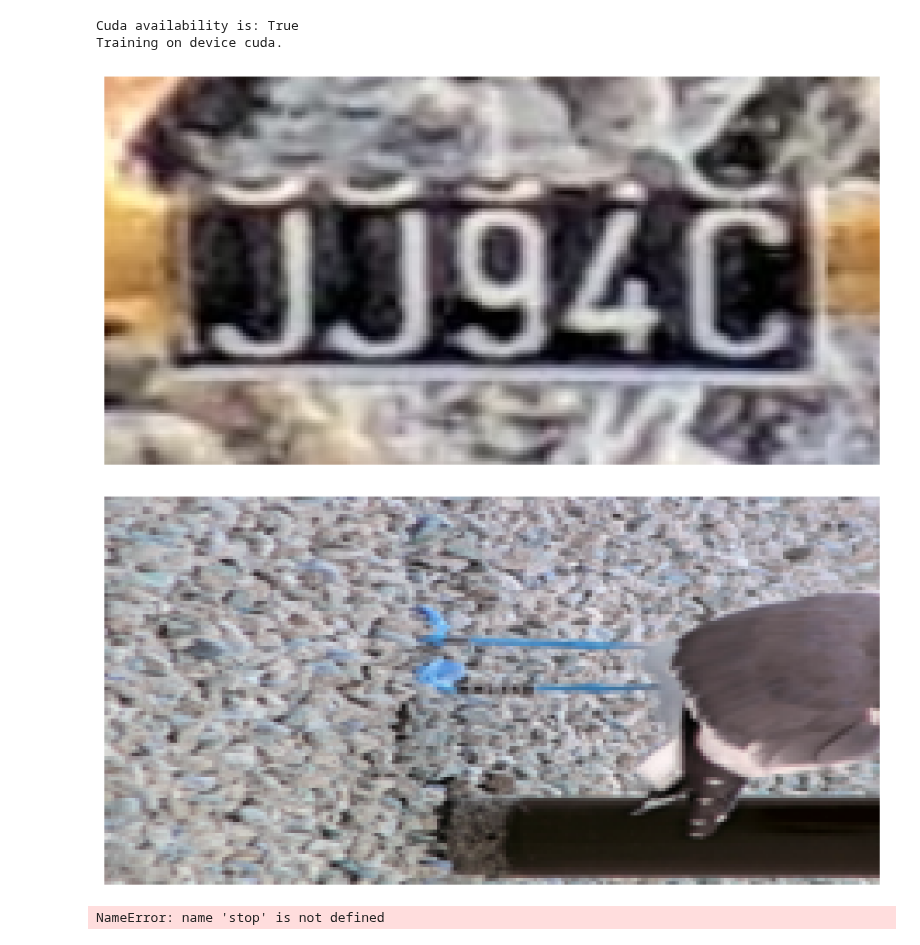
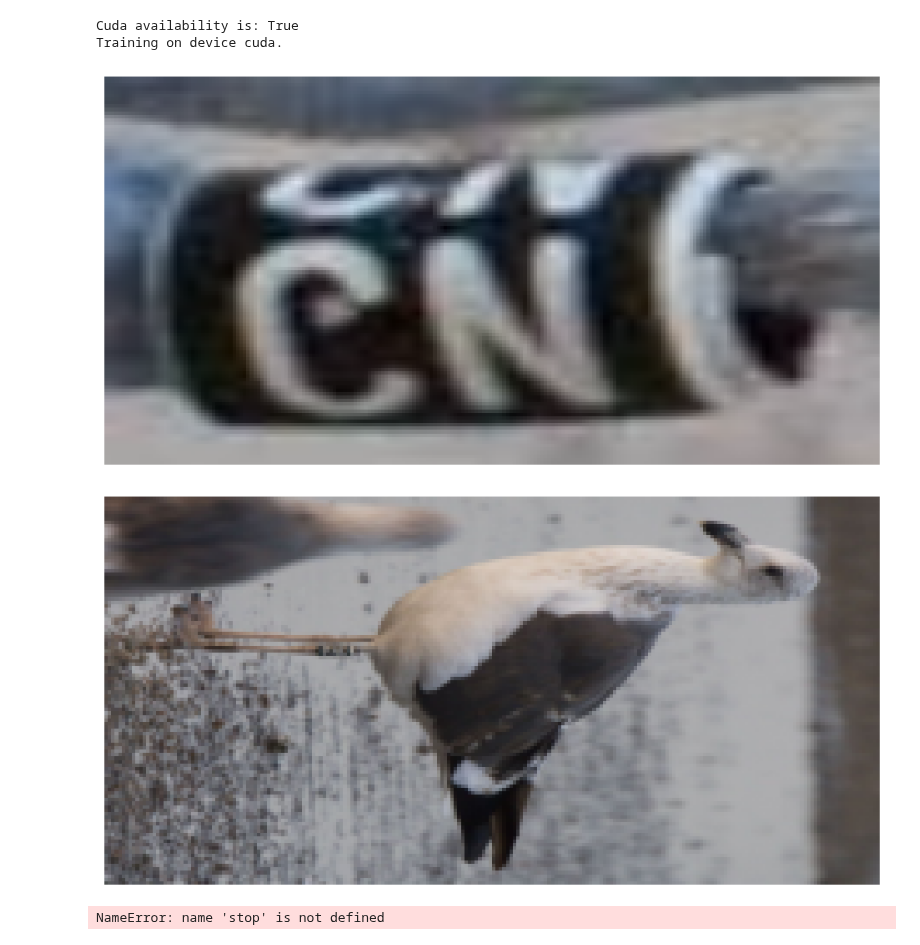
Before and after one commit to Krijosor/Bird-Is-The-Word, a Jupyter notebook: testbook.ipynb, the cells around one changed output. Cells and saved outputs as stored; diff of their text form; code cells hidden in the pictures.

```diff
--- a/testbook.ipynb
+++ b/testbook.ipynb
@@ -74,13 +74,13 @@ def draw_image(img):
     plt.axis("off")
     plt.show()
 # %%
-data = exp_dataset[1]
+data = exp_dataset[4]
 
 draw_image(data["ocr_image"])
 draw_image(data["image"])
 # %% [output]
-[figure, old version]
+[figure, new version]
-[figure, old version]
+[figure, new version]
 # %%
 stop
 # %% [output]
```
Also changed, not shown: parts of 3 cells of this notebook, 2 other files.
